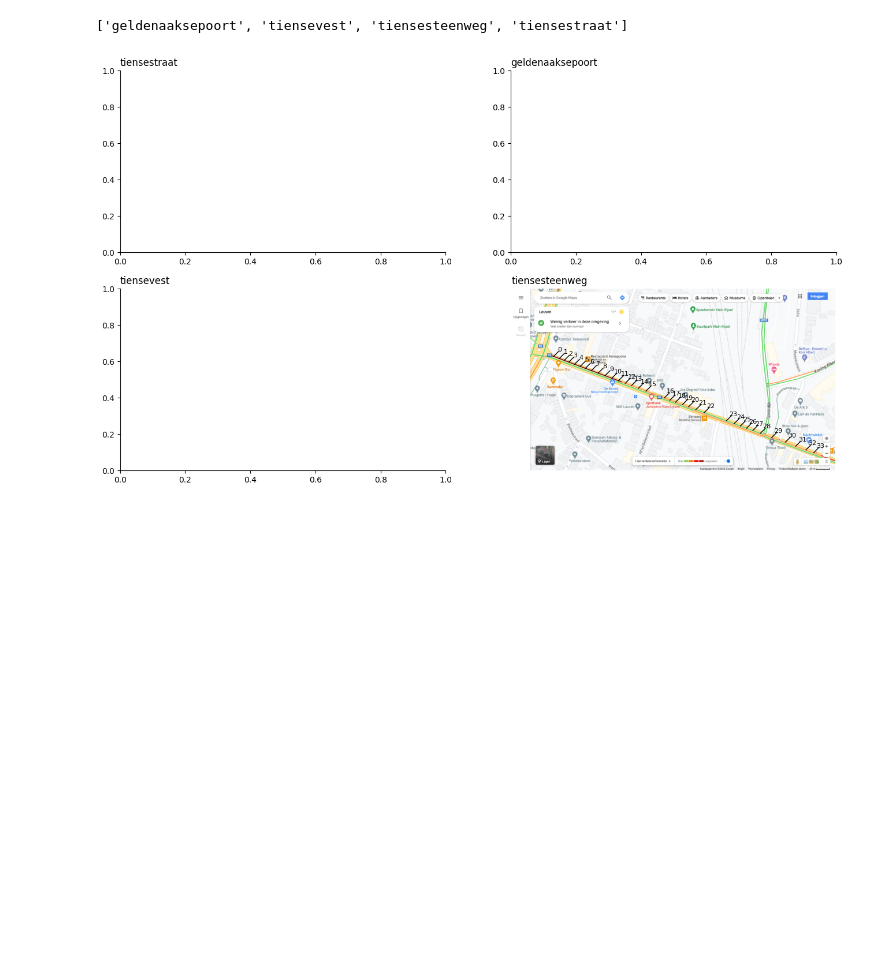
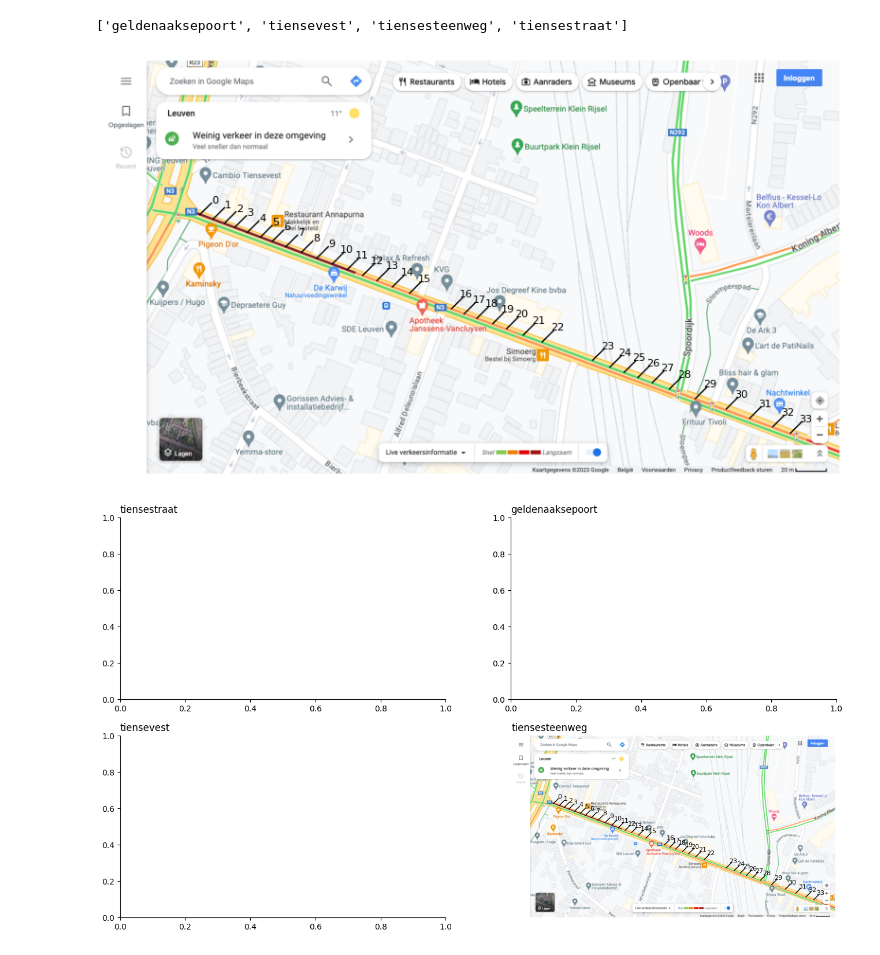
Before and after one commit to datarootsio/filedrukte_Craeybeckxlaan, a Jupyter notebook: calc_length_leuven_tiensesteenweg.ipynb, the cells around one changed output. Drawn from its saved outputs; the diff is of its cells as text; code cells hidden in the pictures; blank space fills up the shorter version.

```diff
--- a/calc_length_leuven_tiensesteenweg.ipynb
+++ b/calc_length_leuven_tiensesteenweg.ipynb
@@ -63,6 +63,36 @@ URL_IMAGE_DIR = "shots"
 url_image_dir = Path(URL_IMAGE_DIR)
 assert url_image_dir.exists()
 location = "leuven"
+# %%
+fig, ax = plt.subplots(figsize=(10, 10))
+location = "leuven"
+street = "tiensesteenweg"
+img_url_path = next(url_image_dir.glob(f"{location}_{street}_*.png"))
+im = cv2.cvtColor(cv2.imread(img_url_path.as_posix()), cv2.COLOR_BGR2RGB)
+ax.spines[:].set_visible(False)
+ax.yaxis.set_visible(False)
+ax.xaxis.set_visible(False)
+ax.imshow(im)
+for i, p in enumerate(config[location][street]["points"]):
+    x, y = p[0], p[1]
+    x_end, y_end = x + street_offsets[street][0], y + street_offsets[street][1]
+    ax.plot([x, x_end], [y, y_end], color="k", linewidth=1)
+    ax.annotate(
+        f"{i}",
+        xy=(x_end, y_end),
+        xytext=(x_end + street_offsets[street][2], y_end + street_offsets[street][3]),
+        fontsize=8,
+        ha=street_offsets[street][4],
+        va=street_offsets[street][5],
+    )
+plt.savefig(
+    "meetpunten_leuven_tiensesteenweg.png",  # Set path and filename
+    dpi=300,  # Set dots per inch
+    bbox_inches="tight",  # Remove extra whitespace around plot
+    facecolor="white",
+)  # Set background color to white
+# %% [output]
+[figure, added]
 # %%
 point_annots_defaults = {
     'xytext': (10, 10), 'textcoords': 'offset points',
```
Also changed, not shown: parts of 2 cells of this notebook, 2 other files.
